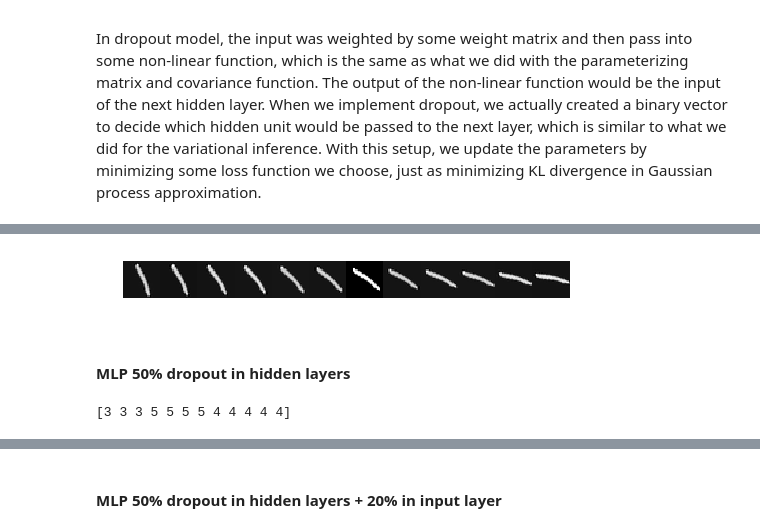
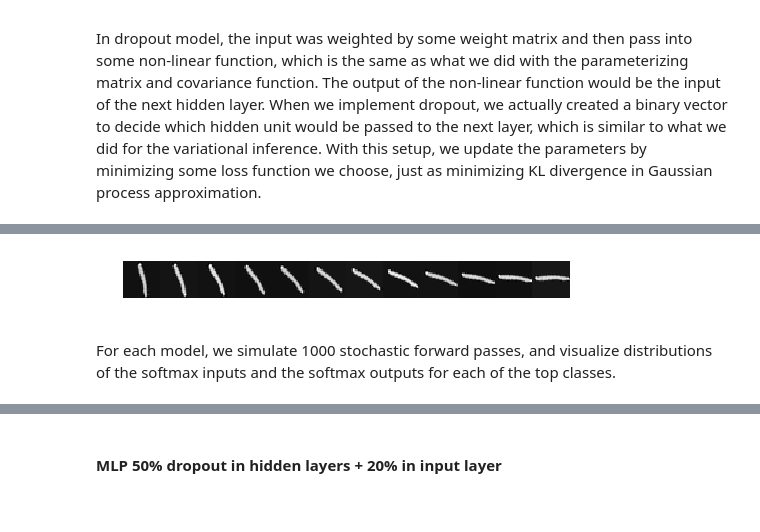
Before and after one commit to xuwd11/Dropout_Tutorial_in_PyTorch, a Jupyter notebook: mnist/mnist_pytorch.ipynb, the cells around one changed output, grey strips where cells are left out. Drawn from its saved outputs; the diff is of its cells as text; code cells hidden in the pictures.

```diff
--- a/mnist/mnist_pytorch.ipynb
+++ b/mnist/mnist_pytorch.ipynb
@@ -404,21 +412,23 @@ In dropout model, the input was weighted by some weight matrix and then pass int
 # %%
 testloader = torch.utils.data.DataLoader(testset, batch_size=len(testset), shuffle=False)
 X_test, y_test = iter(testloader).next()
 X_test = X_test.numpy()
-X1 = np.array([rotate(X_test[9978].squeeze(), i, reshape=False) for i in range(60, 120, 5)])
+X1 = np.array([rotate(X_test[9978].squeeze(), i, reshape=False) for i in range(50, 130, 7)])
 X1 = X1.reshape(X1.shape[0], 1, X1.shape[1], X1.shape[2])
 
 plt.figure(figsize=(8, 1))
 
 gs = gridspec.GridSpec(1, 12)
 gs.update(wspace=0, hspace=0)
 
 for i in range(len(X1)):
     plt.subplot(gs[i])
     plt.imshow(X1.squeeze()[i], cmap='gray');
     plt.axis('off');
 # %% [output]
-[figure, old version]
+[figure, new version]
+# %% [markdown]
+For each model, we simulate 1000 stochastic forward passes, and visualize distributions of the softmax inputs and the softmax outputs for each of the top classes.
 # %%
 def predict_class(model, X):
     model = model.eval()
@@ -437,11 +447,3 @@ def predict(model, X, T=1000):
         y1.append(_y1.data.numpy())
         y2.append(_y2.data.numpy())
     return standard_pred, np.array(y1), np.array(y2)
-# %% [markdown]
-#### MLP 50% dropout in hidden layers
-# %%
-model = IO('results/mnist_mlp1_1.pkl').read_pickle()
-y1_pred, y1_si, y1_so = predict(model, torch.from_numpy(X1))
-print(y1_pred)
-# %% [output]
-[3 3 3 5 5 5 5 4 4 4 4 4]
```
Also changed, not shown: parts of 13 cells of this notebook, 3 other files.
